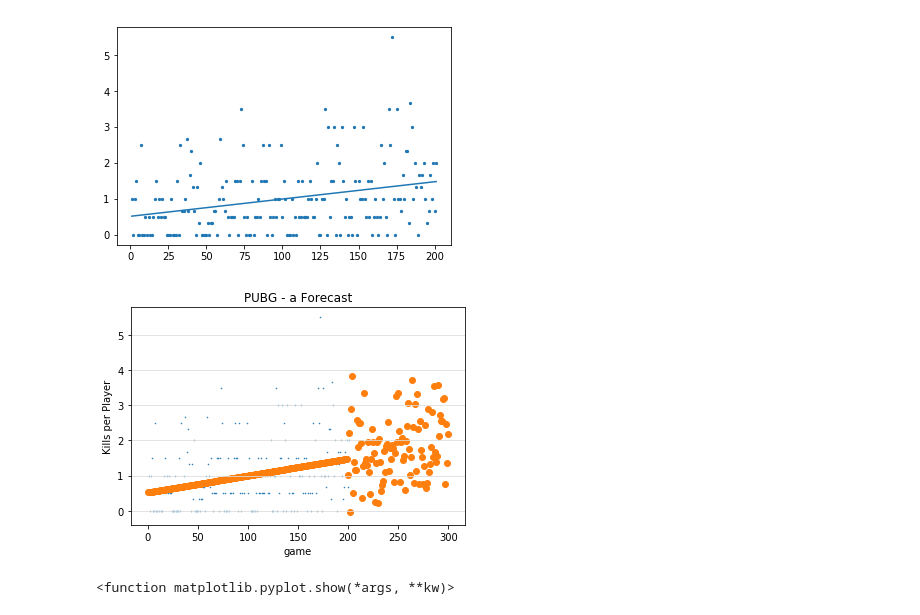
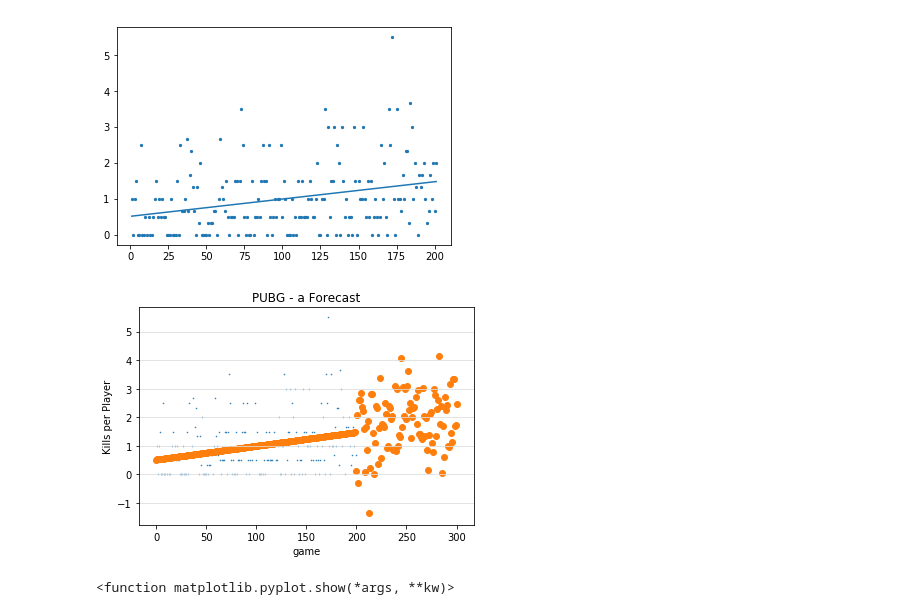
Before and after one commit to Holger-Harmsen/Harmsen_Repo, a Jupyter notebook: PUBG/Analysis.ipynb, the cells around one changed output. Saved outputs shown, nothing was run; the diff lists cells and outputs as text; code cells hidden in the pictures.

```diff
--- a/PUBG/Analysis.ipynb
+++ b/PUBG/Analysis.ipynb
@@ -157,39 +157,39 @@ for i in range(1,201):
     liste.append(ingen_stød(beta_0,beta_1,i))
     nyliste.append(ingen_stød(beta_0,beta_1,i))
 for i in range(202,303):
-        s = np.random.normal(loc=0,scale=0.001,size=None)
+        #s = np.random.normal(loc=0,scale=0.001,size=None) (NORMALFORDELTE STØD)
         liste.append(stød(beta_0,beta_1,i,s))
 fremskrivning_x = pd.DataFrame(range(0,301))
 fremskrivning_y = pd.DataFrame(liste)
 
 
 #Fremskriver adderet:
 random = np.random.normal(loc=0,scale=0.90,size=101)
 liste1 = pd.DataFrame(np.cumsum(random))
 mellem = []
 for i in range(202,303):
         mellem.append(ingen_stød(beta_0,beta_1,i))
 liste2 = pd.DataFrame(mellem)
 
 
 
 #Har nu to lister, som skal i rækkefølge; randomliste og pdnyliste
 randomliste = liste1 + liste2
 pdnyliste = pd.DataFrame(nyliste)
 
 RandomWalk = pdnyliste.append(randomliste, ignore_index=True)
 
 plt.scatter(data['spil'],data['kills_per_mand'],s=0.3)
 #plt.plot(RandomWalk)
 plt.scatter(fremskrivning_x,fremskrivning_y)
 plt.grid(axis='y',c='gainsboro')
 plt.title('PUBG - a Forecast')
 plt.xlabel('game')
 plt.ylabel('Kills per Player')
 plt.show
 plt.savefig('Fremskrivning.pdf')
 # %% [output]
-[figure, old version]
+[figure, new version]
 # %%
 from matplotlib.lines import Line2D
 import matplotlib.patches as mpatches
```
Also changed, not shown: parts of 6 cells of this notebook, 2 other files.
